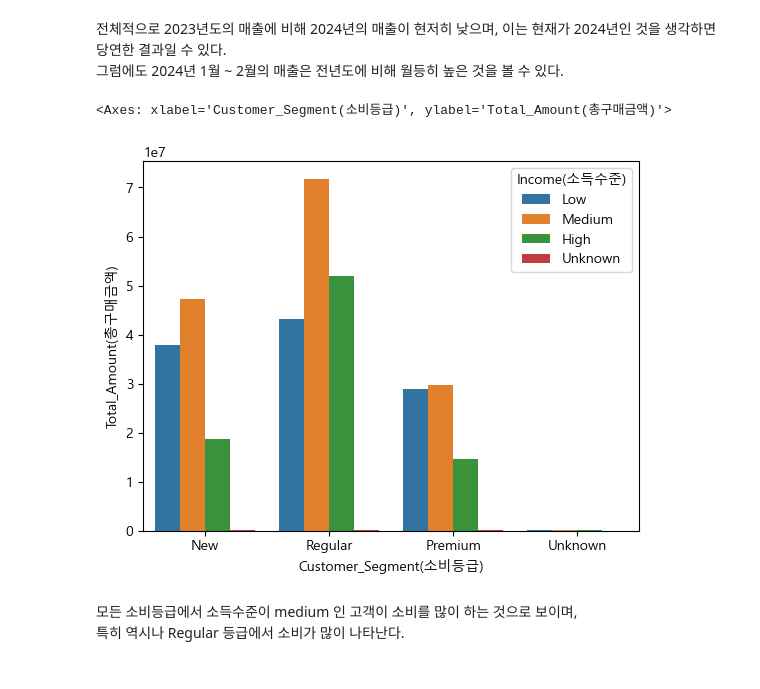
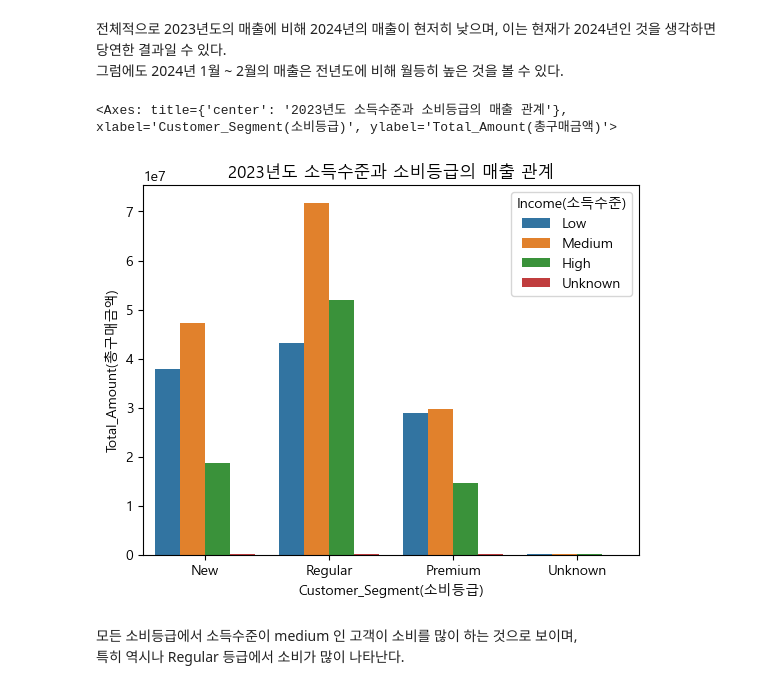
Before and after one commit to youscd/Retail_data_Analysis, a Jupyter notebook: 분석 시각화.ipynb, the cells around one changed output. Cells and saved outputs as stored; diff of their text form; code cells hidden in the pictures.

```diff
--- a/분석 시각화.ipynb
+++ b/분석 시각화.ipynb
@@ -63,5 +61,5 @@ float64
 # %%
-df_notnull = df.copy()
+df_notnull = df.dropna(axis=0, how='any')
 df_notnull[:3]
 # %% [output]
 |  | Transaction_ID | Customer_ID | Name | Email | Phone | Address | City | State | Zipcode | Country | ... |
@@ -70,9 +68,9 @@ df_notnull[:3]
 | 2 | 6679610.0 | 30192.0 | Scott Jensen | Shane85@gmail.com | 8.362160e+09 | 4133 Young Canyon | Geelong | New South Wales | 75929.0 | Australia | ... |
 # %%
 # 결측치 처리 : 데이터형이 float64 이면 0.0으로 치환, 나머지는 Unknown으로 치환
-cols = df_notnull.columns.to_list()
-for col in cols:
-    if df_notnull[col].dtype == 'float64':
-        df_notnull[col].fillna(0.0, inplace=True)
-    else:
-        df_notnull[col].fillna('Unknown', inplace=True)
+# cols = df_notnull.columns.to_list()
+# for col in cols:
+#     if df_notnull[col].dtype == 'float64':
+#         df_notnull[col].fillna(0.0, inplace=True)
+#     else:
+#         df_notnull[col].fillna('Unknown', inplace=True)
@@ -123,0 +99,4 @@ df_notnull[df_notnull['Customer_ID'] == 0.0][:5]
+# %%
+# 중복값 제외 (3개의 행이 제외됨)
+df_notnull = df_notnull.drop_duplicates()
+df_notnull.info()
@@ -200,10 +180,10 @@ df_notnull[df_notnull['Transaction_ID'] == 1003092.0].reset_index().iloc[:, 1:]
 | 0 | 1003092.0 | 27378.0 | Nicholas Moore | Danielle79@gmail.com | 6.988331e+09 | 5564 Daniel Garden Apt. 073 | Chicago | Connecticut | 6790.0 | USA | ... |
 | 1 | 1003092.0 | 97124.0 | Yolanda Blankenship | Kristine9@gmail.com | 2.360380e+09 | 0933 Yolanda Island | St. John's | Ontario | 9692.0 | Canada | ... |
 # %%
-# 중복되는 거래번호 데이터만 모아서 데이터 프레임 형성 (거래번호 0.0 은 제외)
+# 중복되는 구매번호 데이터만 모아서 데이터 프레임 형성
 dup_df = df_notnull[df_notnull['Transaction_ID'] == 1003092.0].reset_index().iloc[:, 1:]
 
-for i in range(2, len(dup_lst)):
+for i in range(1, len(dup_lst)):
     a = df_notnull[df_notnull['Transaction_ID'] == dup_lst[i]].reset_index().iloc[:, 1:]
     dup_df = pd.concat([dup_df, a], axis=0)
 
@@ -701,11 +667,13 @@ for i, seg in enumerate(segment):
 # %%
 # 2023년도 기준 소득수준과 소비등급의 매출 관계 파악
 g = df_notnull[df_notnull['Year(연도)'] == 2023].groupby(['Customer_Segment(소비등급)', 'Income(소득수준)'])[['Total_Amount(총구매금액)']].sum().reset_index()
+plt.rc('font', size=10)
+plt.title('2023년도 소득수준과 소비등급의 매출 관계')
 sns.barplot(data=g, x='Customer_Segment(소비등급)', y='Total_Amount(총구매금액)',
             hue='Income(소득수준)', hue_order=['Low', 'Medium', 'High', 'Unknown'], order=['New', 'Regular', 'Premium', 'Unknown'])
 # %% [output]
-<Axes: xlabel='Customer_Segment(소비등급)', ylabel='Total_Amount(총구매금액)'>
+<Axes: title={'center': '2023년도 소득수준과 소비등급의 매출 관계'}, xlabel='Customer_Segment(소비등급)', ylabel='Total_Amount(총구매금액)'>
-[figure, old version]
+[figure, new version]
 # %% [markdown]
 모든 소비등급에서 소득수준이 medium 인 고객이 소비를 많이 하는 것으로 보이며,\
 특히 역시나 Regular 등급에서 소비가 많이 나타난다.
```
Also changed, not shown: parts of 85 cells of this notebook.
